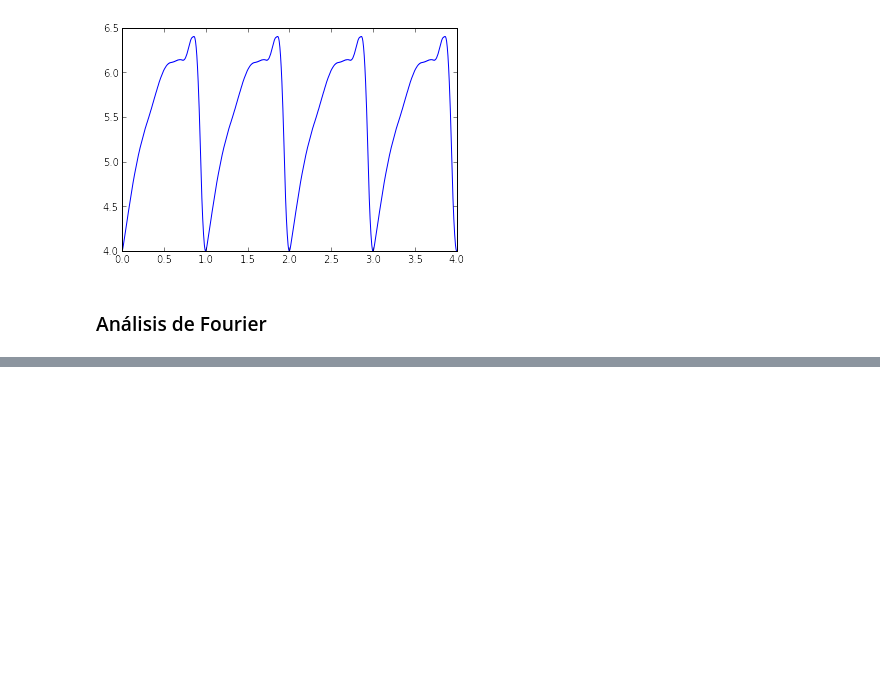
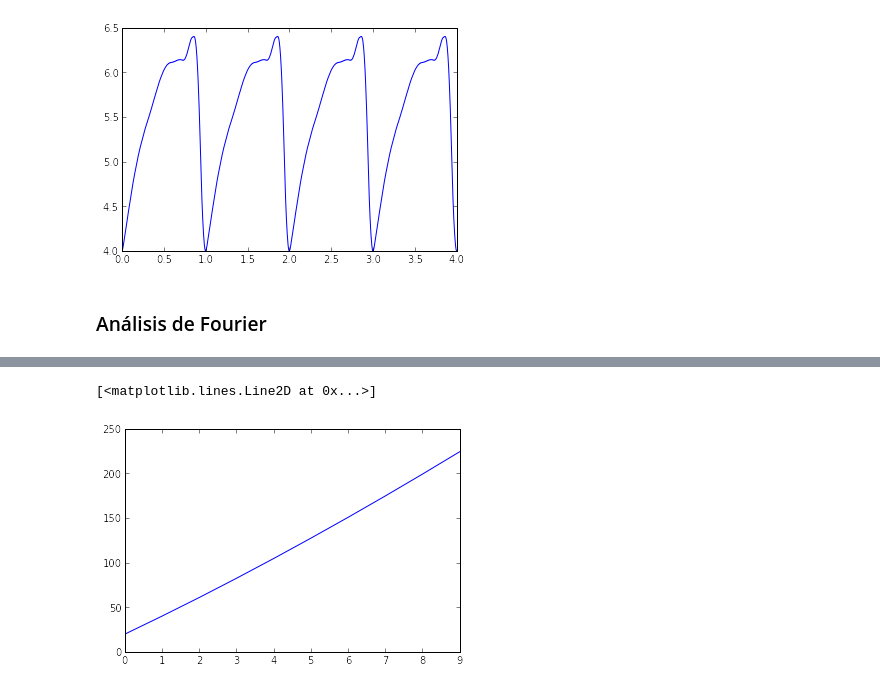
Before and after one commit to sergioandrescs/ROMEROCOTRINO_HW5, a Jupyter notebook: Est-Variables/est-variables.ipynb, the cells around one changed output, grey strips where cells are left out. Drawn from its saved outputs; the diff is of its cells as text; code cells hidden in the pictures; blank space fills up the shorter version.

```diff
--- a/Est-Variables/est-variables.ipynb
+++ b/Est-Variables/est-variables.ipynb
@@ -41,18 +64,0 @@ $\bullet$ Ahora, debemos considerar los componentes $1<N < 11$ de esta transform
-# %%
-frec_posit = frec[:1000]
-im_posit = trans[:1000]
-n_points = []
-
-for i in range(1, 11):
-    index = argmax(im_posit)
-    n_points.append(frec_posit[index])
-    '''
-    Por que no sirve?
-    n_points.append(index)
-    '''
-    im_posit[index] = 0
-
-n_points = array(n_points)
-
-print n_points
-plot(frec_posit, im_posit)
@@ -81,0 +89,16 @@ $\bullet$ Ahora graficamos nuestra función considerando únicamente estos datos
+# %%
+chi_sq = 0
+chi = []
+
+for i in range(len(index_max)):
+    chi_sq += (y[index_max[i]]-clean[index_max[i]])**2
+    chi.append(chi_sq)
+
+chi = array(chi)
+
+plot(frec_r, chi)
+#print(len(chi), len(fft_x))
+#xlim(-0.5, 4.5)
+# %% [output]
+[<matplotlib.lines.Line2D at 0x...>]
+[figure, added]
```
Also changed, not shown: parts of 18 cells of this notebook.
